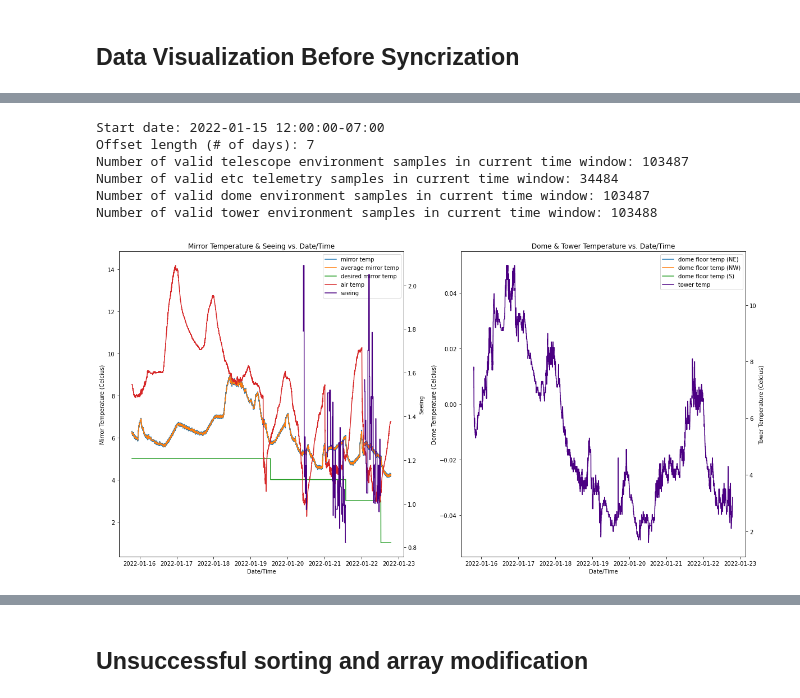
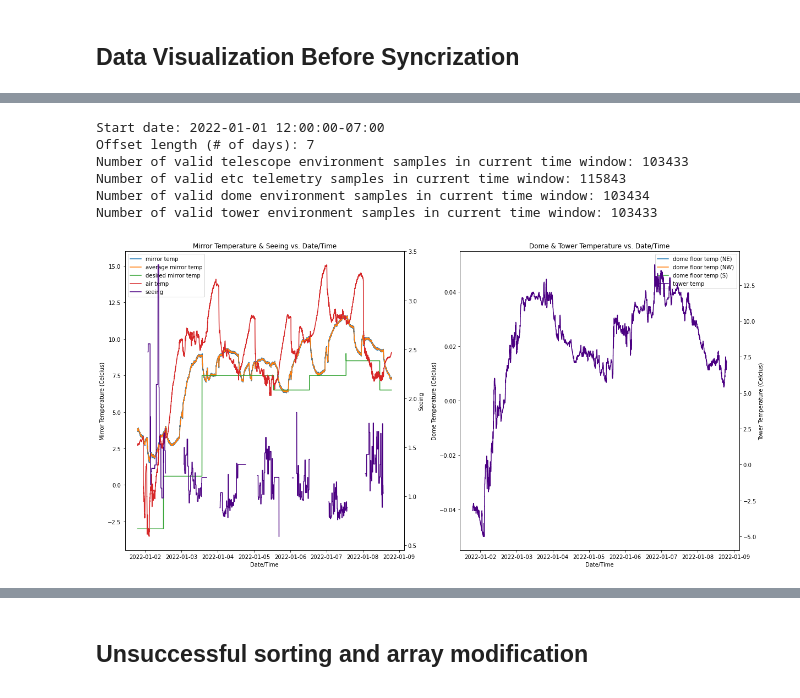
Before and after one commit to austinlucaslake/desiforecast, a Jupyter notebook: data/time_sync/time_sync.ipynb, the cells around one changed output, grey strips where cells are left out. Drawn from its saved outputs; the diff is of its cells as text; code cells hidden in the pictures.

Commit message:
additional time plots throughout 2022 calendar year

```diff
--- a/data/time_sync/time_sync.ipynb
+++ b/data/time_sync/time_sync.ipynb
@@ -25,8 +48,8 @@ tcs_info_data = pd.read_pickle('../tcs_info.pkl')
 # %% [markdown]
 ## Data Visualization Before Syncrization
 # %%
-start_date = pd.Timestamp(year=2019,month=10,day=15,hour=0,minute=0,second=0,microsecond=0)
-end_date = pd.Timestamp(year=2023,month=1,day=1,hour=0,minute=0,second=0,microsecond=0)
+start_date = cudf.Timestamp(year=2019,month=10,day=15,hour=0,minute=0,second=0,microsecond=0)
+end_date = cudf.Timestamp(year=2023,month=1,day=1,hour=0,minute=0,second=0,microsecond=0)
 print(start_date)
 print(end_date)
 print(end_date-start_date)
@@ -297,10 +171,2 @@ Number of valid tower environment samples in current time window: 44096
 # %%
-new_temperature_plot(year=2022, month=1, day=15, offset=7)
+new_temperature_plot(year=2022, month=2, day=1, offset=3)
-# %% [output]
-Start date: 2022-01-15 12:00:00-07:00
-Offset length (# of days): 7
-Number of valid telescope environment samples in current time window: 103487
-Number of valid etc telemetry samples in current time window: 34484
-Number of valid dome environment samples in current time window: 103487
-Number of valid tower environment samples in current time window: 103488
-[figure, removed]
@@ -309,0 +173,10 @@ print(etc_telemetry_data)
+# %%
+new_temperature_plot(year=2022, month=1, day=1, offset=7)
+# %% [output]
+Start date: 2022-01-01 12:00:00-07:00
+Offset length (# of days): 7
+Number of valid telescope environment samples in current time window: 103433
+Number of valid etc telemetry samples in current time window: 115843
+Number of valid dome environment samples in current time window: 103434
+Number of valid tower environment samples in current time window: 103433
+[figure, added]
```
Also changed, not shown: parts of 44 cells of this notebook, 11 other files.
